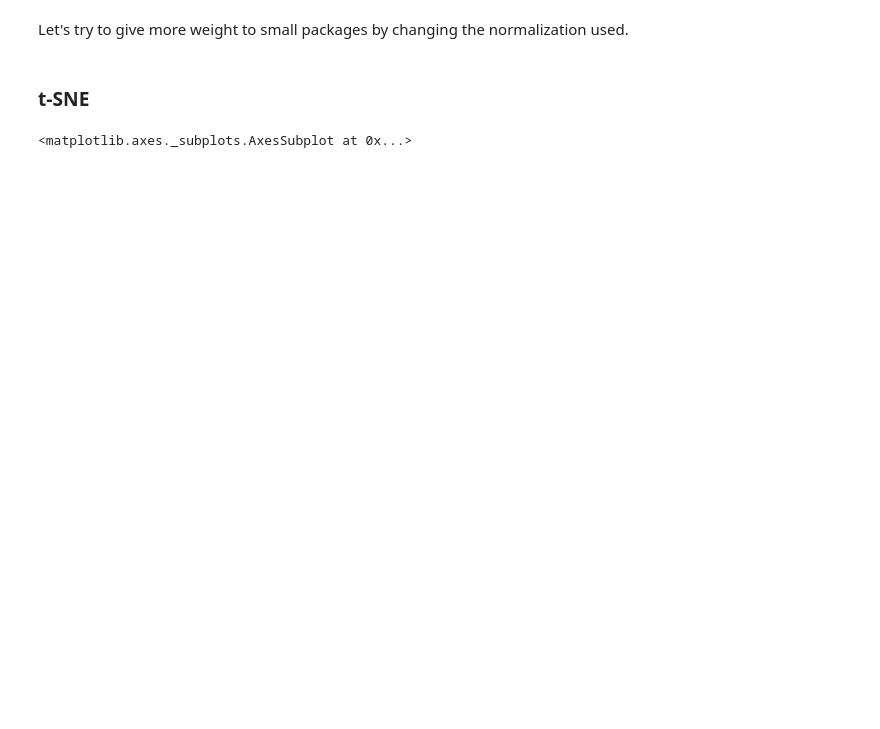
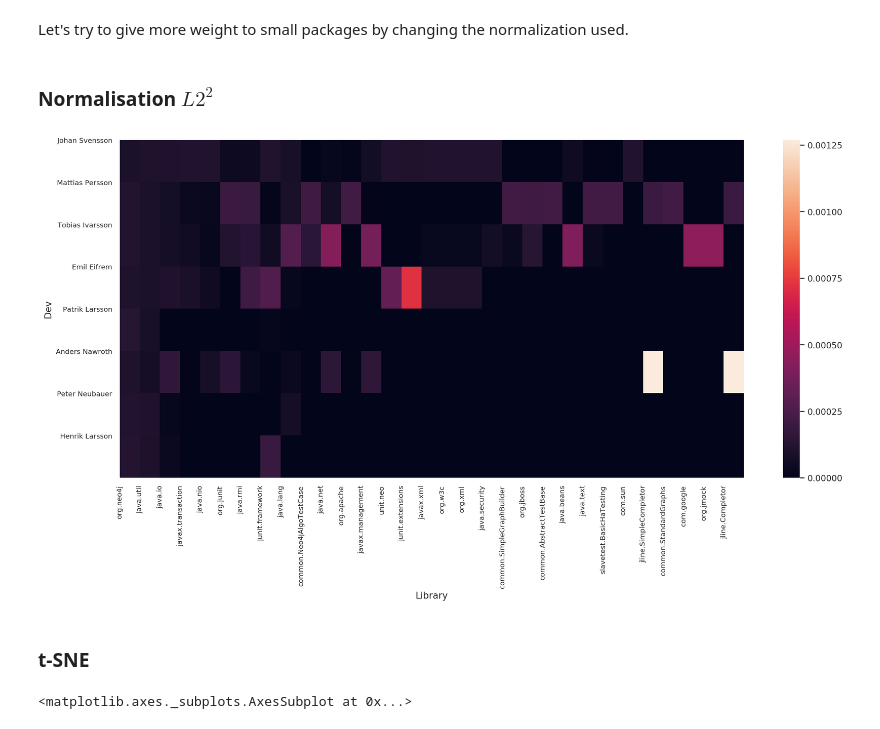
Before and after one commit to castor-software/oss-graph-metrics, a Jupyter notebook: data_analysis/reports/neo4j.ipynb, the cells around one changed output. Saved outputs shown, nothing was run; the diff lists cells and outputs as text; code cells hidden in the pictures; blank space fills up the shorter version.

```diff
--- a/data_analysis/reports/neo4j.ipynb
+++ b/data_analysis/reports/neo4j.ipynb
@@ -534,5 +534,14 @@ Index(['Johan Svensson', 'Emil Eifrem', 'Patrik Larsson', 'Mattias Persson',
 # %% [markdown]
 Let's try to give more weight to small packages by changing the normalization used.
+# %% [markdown]
+### Normalisation $L2^2$
+# %%
+agreg_normalized_2 = agreg_sorted.div(np.sqrt(agreg_sorted.pow(2).sum(axis=1)), axis=0)
+agreg_normalized_2 = agreg_normalized_2.div(np.sqrt(agreg_sorted.pow(2).sum(axis=0)), axis=1)
+plot_matrix(np.log(agreg_normalized_2+1), '', xlabel='Library', ylabel='Dev')
+plt.show()
+# %% [output]
+[figure, added]
 # %% [markdown]
 ### t-SNE
 # %%
```
Also changed, not shown: parts of 13 cells of this notebook.
